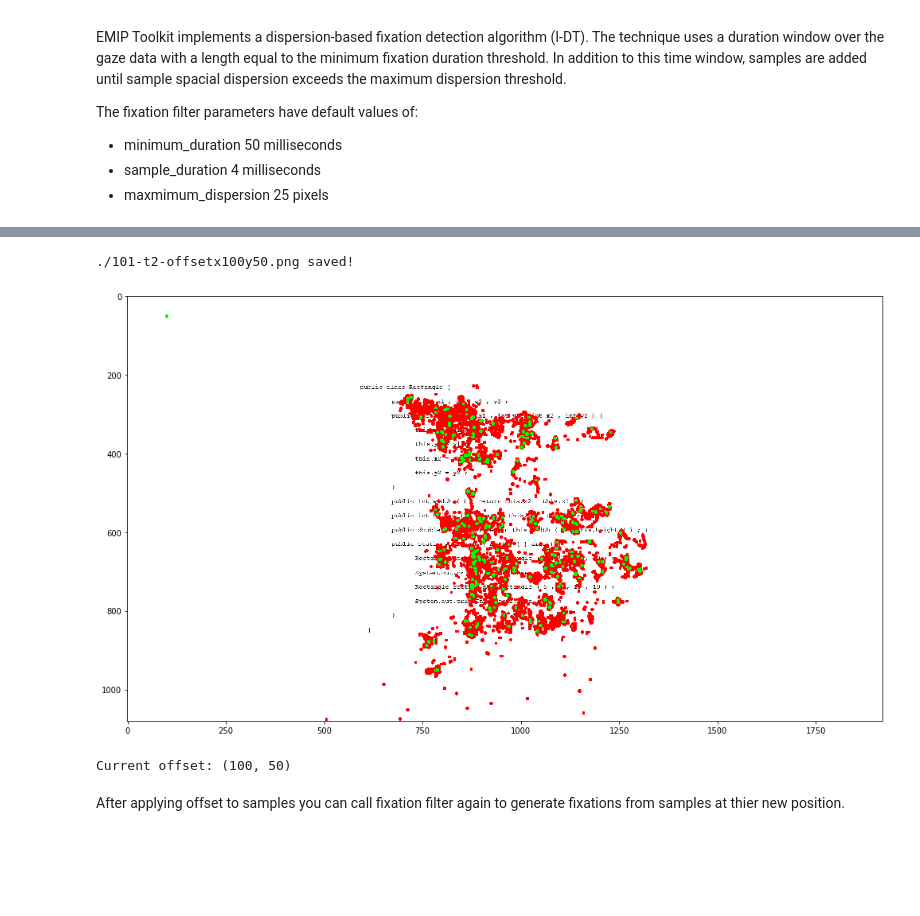
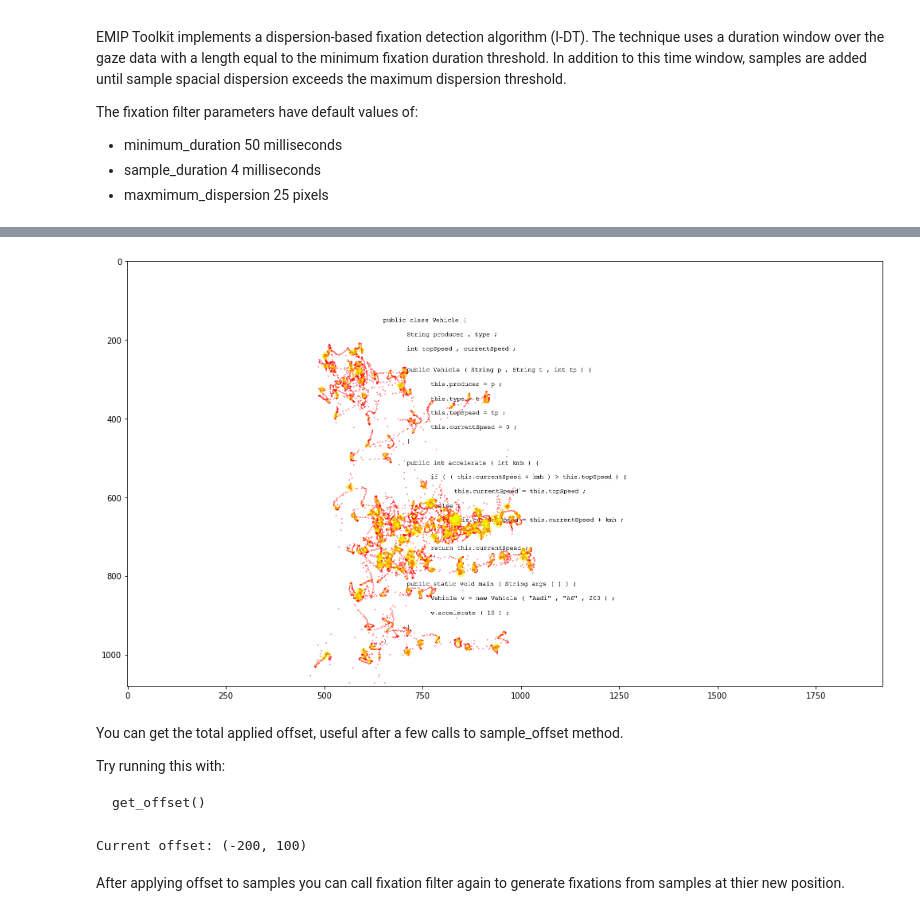
Before and after one commit to nalmadi/EMIP-Toolkit, a Jupyter notebook: EMIP_Toolkit_Examples.ipynb, the cells around one changed output, grey strips where cells are left out. Saved outputs shown, nothing was run; the diff lists cells and outputs as text; code cells hidden in the pictures; blank space fills up the shorter version.

Commit message:
Add notebook examples

````diff
--- a/EMIP_Toolkit_Examples.ipynb
+++ b/EMIP_Toolkit_Examples.ipynb
@@ -30,10 +30,10 @@ import emip_toolkit as emtk
     + current_directory
             + EMIP_Toolkit_Examples
 # %%
-EMIP = emtk.EMIP_dataset('../../emip_dataset/rawdata/', 10)   # gets the structured data of 10 subjects
+EMIP = tk.EMIP_dataset('emip_dataset/rawdata/', 10)   # gets the structured data of 10 subjects
 
 print('number of subjects: ', len(EMIP))
-print('subject ID: ', EMIP['100'].trial[0].get_subject_ID())
-print('number of trials: ', EMIP['100'].get_number_of_trials())
-print('number of samples in trial: ',EMIP['100'].trial[0].get_sample_number())
+print('subject ID: ', EMIP['14'].trial[0].get_subject_id())
+print('number of trials: ', EMIP['14'].get_number_of_trials())
+print('number of samples in trial: ',EMIP['14'].trial[0].get_sample_number())
 # %% [output]
@@ -62,11 +62,11 @@ The fixation filter parameters have default values of:
 * maxmimum_dispersion 25 pixels
 # %%
 # select any subject and trial number.
-subject_ID = '101'
-trial_num = 2       # valid source code trials are 2 and 5
+subject_ID = '206'
+trial_num = 2      # valid source code trials are 2 and 5
 
 # apply fixation filter to specific trial
-EMIP[subject_ID].trial[trial_num].filter_fixations(minimum_duration=50, sample_duration=4, maxmimum_dispersion=25)
+# EMIP[subject_ID].trial[trial_num].filter_fixations(minimum_duration=50, sample_duration=4, maxmimum_dispersion=25)
 
 # you can use the method get_fixation_number() to count the fixations after filtering in a trial
 print("number of fixations: ", EMIP[subject_ID].trial[trial_num].get_fixation_number())
@@ -89,6 +98,5 @@ Try changing the code to: <br>draw_trial(images_path, False, True)<br> or<br> dr
 # %%
-# trial images_path
-images_path = "../../emip_dataset/stimuli/"
+image_path = "emip_dataset/stimuli/"
 
-EMIP[subject_ID].trial[trial_num].draw_trial(images_path, True, True, path="./", save_image=True)
+EMIP[subject_ID].trial[trial_num].draw_trial(image_path, draw_raw_data=True, draw_fixation=True)
 # %% [output]
@@ -99,20 +118,22 @@ EMIP[subject_ID].trial[trial_num].draw_trial(images_path, True, True, path="./",
 # %%
 # apply offset
-EMIP[subject_ID].trial[trial_num].sample_offset(100, 50) # x:100 and y:50 just for example
-
-# apply fixation filter to specific trial
-EMIP[subject_ID].trial[trial_num].filter_fixations(minimum_duration=50, sample_duration=4, maxmimum_dispersion=25)
+EMIP[subject_ID].trial[trial_num].sample_offset(-200, 100) # x:100 and y:50 just for example
 
 # draw trial again
-EMIP[subject_ID].trial[trial_num].draw_trial(images_path, True, True, path="./", save_image=True)
+EMIP[subject_ID].trial[trial_num].draw_trial(image_path, True, True)
 # %% [output]
-./101-t2-offsetx100y50.png saved!
-[figure, old version]
+[figure, new version]
+# %% [markdown]
+You can get the total applied offset, useful after a few calls to sample_offset method.
+
+Try running this with:
+```
+get_offset()
+```
 # %%
-# get the total offset applied, useful after a few calls to sample_offset
 print("Current offset:", EMIP[subject_ID].trial[trial_num].get_offset())
 # %% [output]
-Current offset: (100, 50)
+Current offset: (-200, 100)
 # %% [markdown]
 After applying offset to samples you can call fixation filter again to generate fixations from samples at thier new position.
 # %% [markdown]
````
Also changed, not shown: parts of 20 cells of this notebook.
